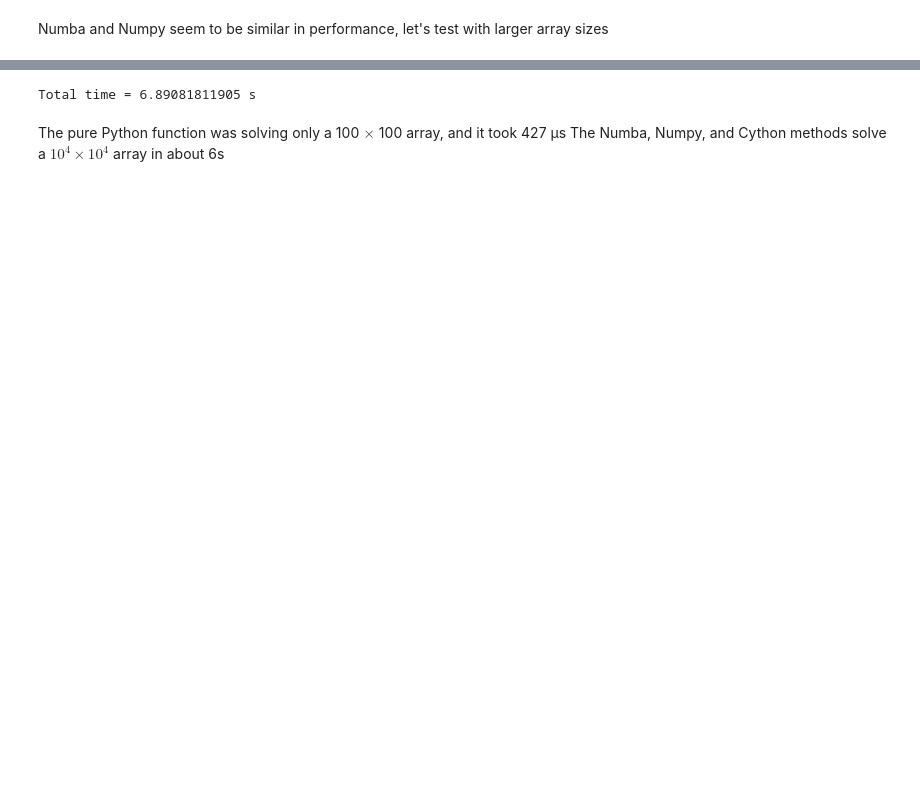
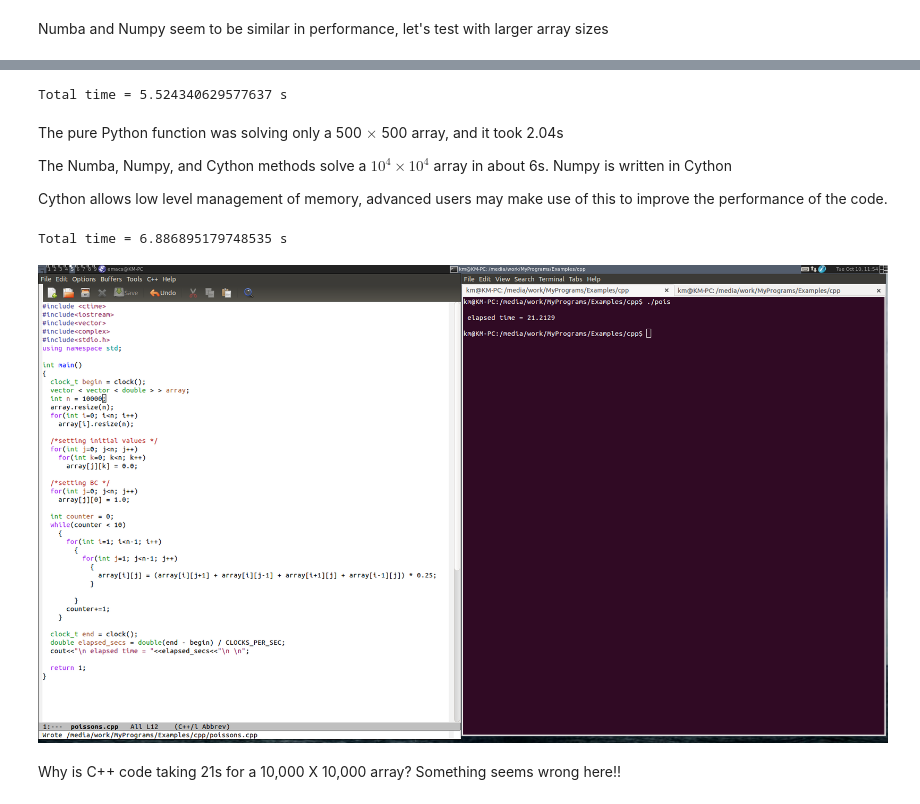
Before and after one commit to adityarn/PythonWorkshopIITM_LUG, a Jupyter notebook: NumpyIITM_LUG.ipynb, the cells around one changed output, grey strips where cells are left out. Saved outputs shown, nothing was run; the diff lists cells and outputs as text; code cells hidden in the pictures; blank space fills up the shorter version.

Commit message:
some changes to the Poissons code made

```diff
--- a/NumpyIITM_LUG.ipynb
+++ b/NumpyIITM_LUG.ipynb
@@ -232,6 +235,7 @@ compute_Poissons_numba(N=10000)
 from cpython cimport array
 import array
 import numpy as np
+cimport numpy as np
 import time
 
 start = time.time()
@@ -251,9 +255,40 @@ cdef compute_Poissons_cython(N=1000):
 
 compute_Poissons_cython(N=10000)
 
-print "Total time = "+str(time.time() - start)+" s"
+print("Total time = "+str(time.time() - start)+" s")
 # %% [output]
-Total time = 6.89081811905 s
+Total time = 5.524340629577637 s
 # %% [markdown]
-The pure Python function was solving only a 100 $\times$ 100 array, and it took 427 µs
-The Numba, Numpy, and Cython methods solve a $10^4 \times 10^4$ array in about 6s
+The pure Python function was solving only a 500 $\times$ 500 array, and it took 2.04s
+
+The Numba, Numpy, and Cython methods solve a $10^4 \times 10^4$ array in about 6s. Numpy is written in Cython
+
+Cython allows low level management of memory, advanced users may make use of this to improve the performance of the code.
+# %%
+%%cython
+import numpy as np
+cimport numpy as np
+import time
+
+DTYPE = np.float64
+
+start = time.time()
+cdef compute_Poissons_cython(N=1000):
+    cdef int i=0
+    cdef int j=0
+    cdef int counter =0
+    cdef np.ndarray Theta = np.zeros([N, N], dtype=DTYPE)
+    for i in range(N):
+        Theta[i][0] = 1.
+
+    while(counter < 10):
+        for i in range(1,N-1,1):
+            for j in range(1,N-1,1):
+                Theta[i,j] = (Theta[i,j+1] + Theta[i,j-1] + Theta[i+1,j] + Theta[i-1,j]) * 0.25
+        counter+=1
+
+compute_Poissons_cython(N=1000)
+
+print("Total time = "+str(time.time() - start)+" s")
+# %% [output]
+Total time = 6.886895179748535 s
@@ -259,0 +331,7 @@ The Numba, Numpy, and Cython methods solve a $10^4 \times 10^4$ array in about 6
+# %%
+from IPython.display import Image
+Image("cppPois.png")
+# %% [output]
+[figure, added]
+# %% [markdown]
+Why is C++ code taking 21s for a 10,000 X 10,000 array? Something seems wrong here!!
```
Also changed, not shown: parts of 19 cells of this notebook, 1 other file.
